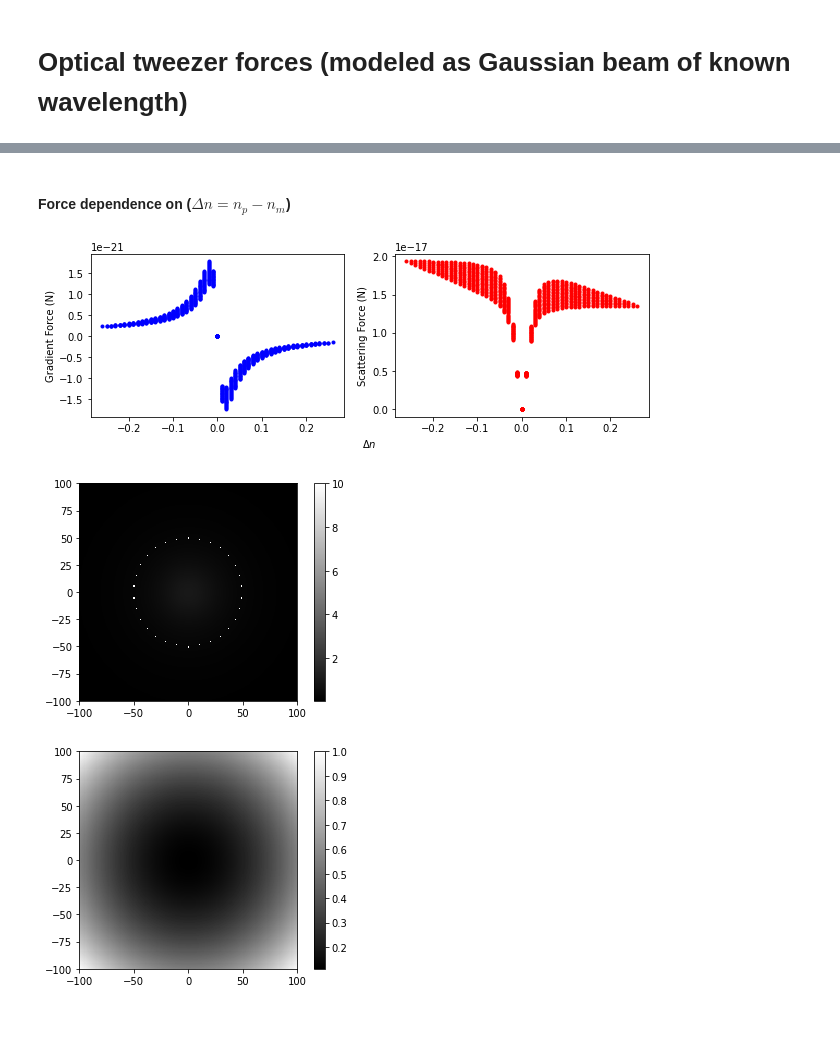
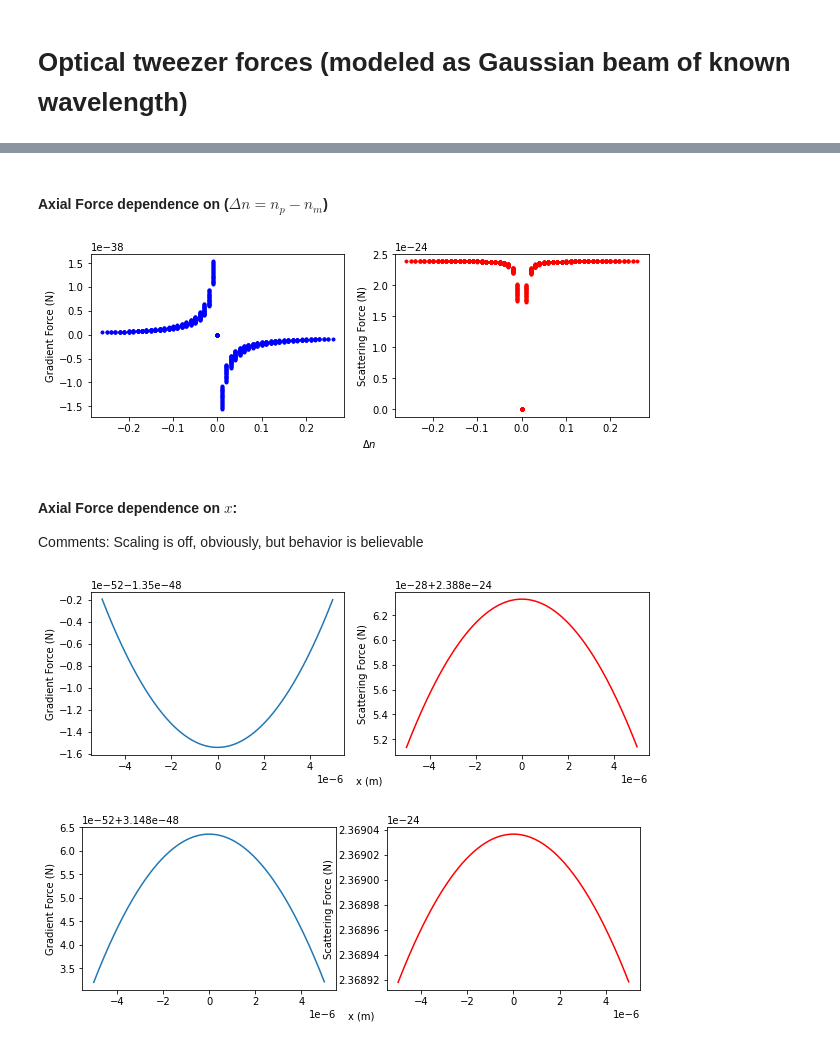
Before and after one commit to jabacousnac/Grier-Lab-Code, a Jupyter notebook: OpticalTweezerForces.ipynb, the cells around one changed output, grey strips where cells are left out. Saved outputs shown, nothing was run; the diff lists cells and outputs as text; code cells hidden in the pictures.

```diff
--- a/OpticalTweezerForces.ipynb
+++ b/OpticalTweezerForces.ipynb
@@ -210,11 +238,17 @@ explore_a(1*10**-10, 1.59, 1.47)
 # %% [markdown]
-#### Force dependence on ($\Delta n = n_p - n_m$)
+#### Axial Force dependence on ($\Delta n = n_p - n_m$)
 # %%
-explore_n(1.0*10**-6, 1*10**-15)
+explore_n(1.0*10**-6, 1*10**-6)
 # %% [output]
-[figure, old version]
+[figure, new version]
+# %% [markdown]
+#### Axial Force dependence on $x$:
+Comments: Scaling is off, obviously, but behavior is believable
 # %%
-axial_force_landscape(1*10**-6, 1*10**-15, 1.59, 1.47, 50, 30)
+explore_x(1*10**-6, 1.59, 1.47)
 # %% [output]
-[figure, old version]
+[figure, new version]
-[figure, removed]
+# %%
+explore_x(1*10**-6, 1.42, 1.47)
+# %% [output]
+[figure, added]
```
Also changed, not shown: parts of 9 cells of this notebook.
